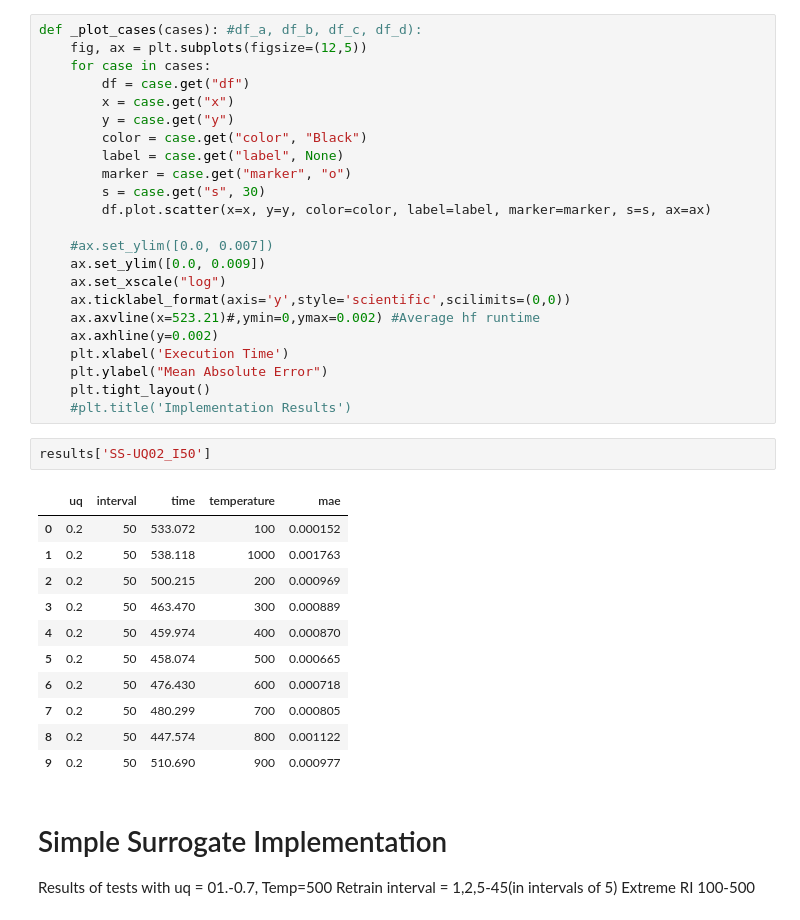
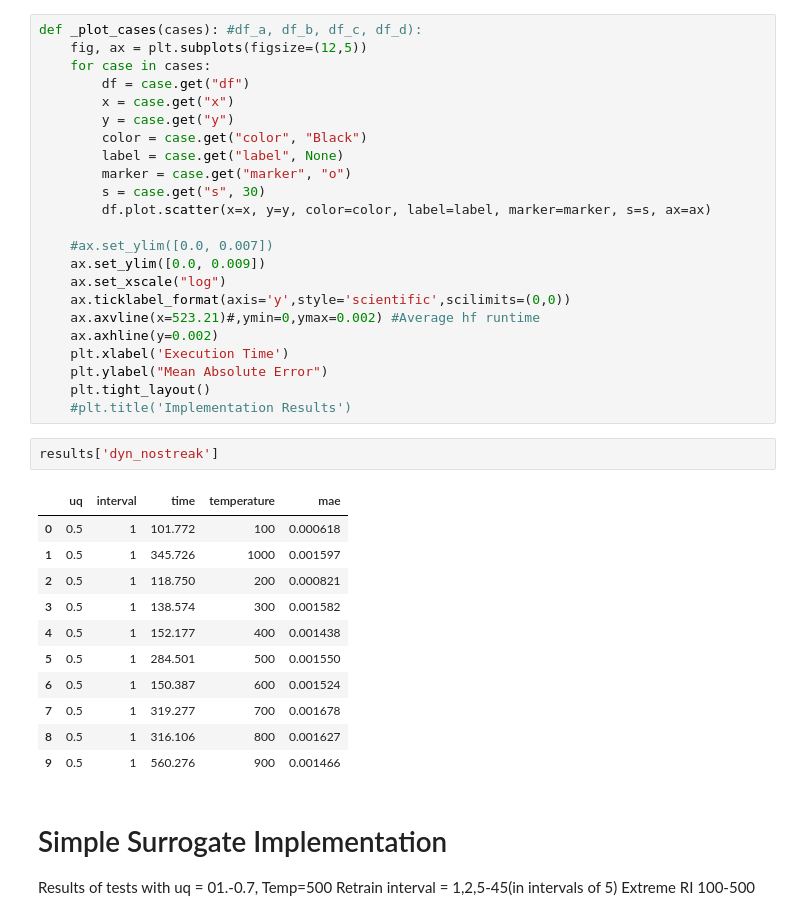
Before and after one commit to YulianaGomez/proxima_analysis, a Jupyter notebook: notebooks/Scatter_plot_method_comparison.ipynb, the cells around one changed output. Drawn from its saved outputs; the diff is of its cells as text.

```diff
--- a/notebooks/Scatter_plot_method_comparison.ipynb
+++ b/notebooks/Scatter_plot_method_comparison.ipynb
@@ -77,20 +77,20 @@ def _plot_cases(cases): #df_a, df_b, df_c, df_d):
     plt.ylabel("Mean Absolute Error")
     plt.tight_layout()
     #plt.title('Implementation Results')
-# %%
-results['SS-UQ02_I50']
-# %% [output]
-|  | uq | interval | time | temperature | mae |
-| 0 | 0.2 | 50 | 533.072 | 100 | 0.000152 |
-| 1 | 0.2 | 50 | 538.118 | 1000 | 0.001763 |
-| 2 | 0.2 | 50 | 500.215 | 200 | 0.000969 |
-| 3 | 0.2 | 50 | 463.470 | 300 | 0.000889 |
-| 4 | 0.2 | 50 | 459.974 | 400 | 0.000870 |
-| 5 | 0.2 | 50 | 458.074 | 500 | 0.000665 |
-| 6 | 0.2 | 50 | 476.430 | 600 | 0.000718 |
-| 7 | 0.2 | 50 | 480.299 | 700 | 0.000805 |
-| 8 | 0.2 | 50 | 447.574 | 800 | 0.001122 |
-| 9 | 0.2 | 50 | 510.690 | 900 | 0.000977 |
+# %%
+results['dyn_nostreak']
+# %% [output]
+|  | uq | interval | time | temperature | mae |
+| 0 | 0.5 | 1 | 101.772 | 100 | 0.000618 |
+| 1 | 0.5 | 1 | 345.726 | 1000 | 0.001597 |
+| 2 | 0.5 | 1 | 118.750 | 200 | 0.000821 |
+| 3 | 0.5 | 1 | 138.574 | 300 | 0.001582 |
+| 4 | 0.5 | 1 | 152.177 | 400 | 0.001438 |
+| 5 | 0.5 | 1 | 284.501 | 500 | 0.001550 |
+| 6 | 0.5 | 1 | 150.387 | 600 | 0.001524 |
+| 7 | 0.5 | 1 | 319.277 | 700 | 0.001678 |
+| 8 | 0.5 | 1 | 316.106 | 800 | 0.001627 |
+| 9 | 0.5 | 1 | 560.276 | 900 | 0.001466 |
 # %% [markdown]
 # Simple Surrogate Implementation
 Results of tests with
```
